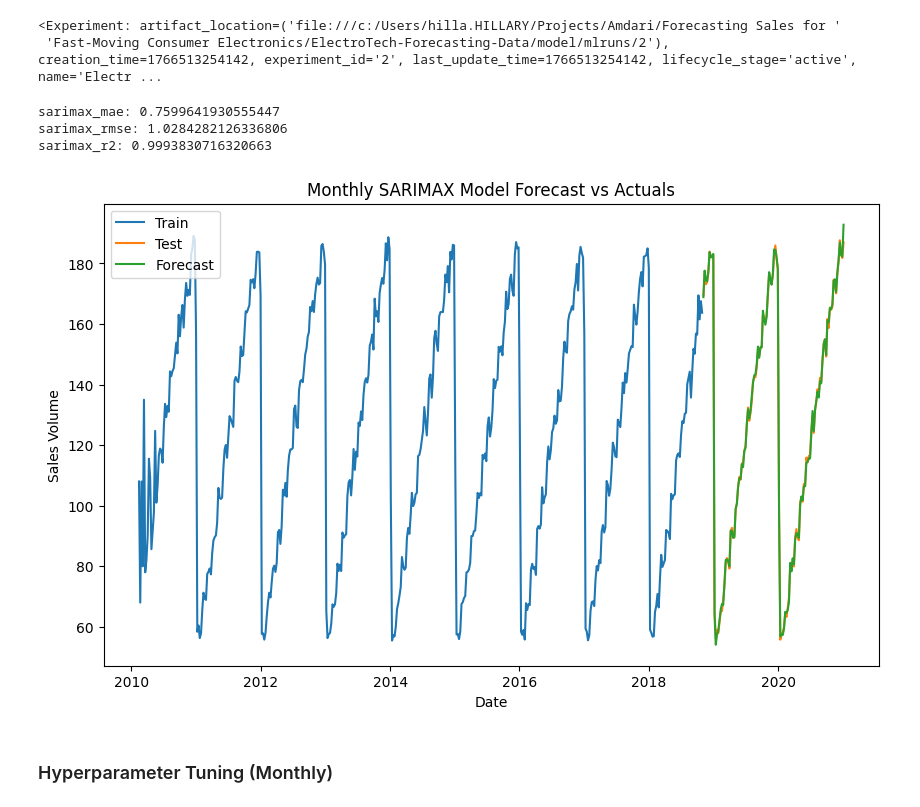
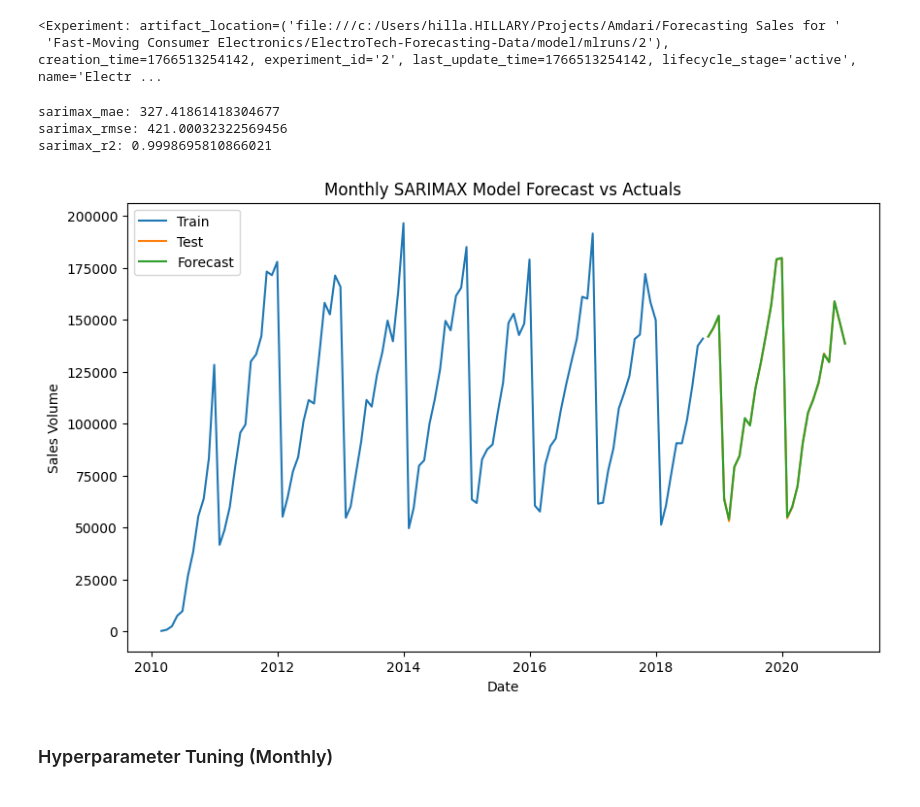
Before and after one commit to mongare70/ElectroTech-Forecasting-Data, a Jupyter notebook: model/model.ipynb, the cells around one changed output. Cells and saved outputs as stored; diff of their text form; code cells hidden in the pictures.

```diff
--- a/model/model.ipynb
+++ b/model/model.ipynb
@@ -113,0 +111,11 @@ Index(['Product_ID', 'Price', 'Market_Trend_Index',
+# %%
+cols_to_drop = [
+    c for c in data.columns
+    if any(x in c for x in [
+        "Consumer_Confidence_Index",
+        "Competitor_Activity_Score",
+        "Market_Trend_Index"
+    ])
+]
+
+data = data.drop(columns=cols_to_drop)
@@ -161,8 +176,8 @@ with mlflow.start_run(run_name="Weekly SARIMAX model"):
     sarimax_model = SARIMAX(
         endog=y_train,
         exog=X_train,
-        order=(1, 1, 1),
-        seasonal_order=(2, 0, 0, 7),
+        order=(1, 0, 1),
+        seasonal_order=(2, 0, 0, 52),
     ).fit(disp=False)
 
     sarimax_forecast = sarimax_model.forecast(steps=len(y_test), exog=X_test)
@@ -174,8 +189,8 @@ with mlflow.start_run(run_name="Weekly SARIMAX model"):
     print("sarimax_rmse:", sarimax_rmse)
     print("sarimax_r2:", sarimax_r2)
 
-    mlflow.log_param("order", (1, 1, 1))
-    mlflow.log_param("seasonal_order", (2, 0, 0, 7))
+    mlflow.log_param("order", (1, 0, 1))
+    mlflow.log_param("seasonal_order", (2, 0, 0, 52))
     mlflow.log_param("exog_features", exog_features)
 
     mlflow.log_metric("MAE", sarimax_mae)
@@ -327,34 +335,32 @@ print(train_size)
 # %% [output]
 92298
 # %%
-top_features = mi_df['Feature'].head(20).to_list()
+top_features = mi_df['Feature'].tail(7).to_list()
 
 data = pd.get_dummies(data, columns=['Category'], drop_first=False)
 data = pd.get_dummies(data, columns=['Season'], drop_first=False)
-data = pd.get_dummies(data, columns=['Product_Specification_2'], drop_first=False)
 
 bool_cols = data.select_dtypes(include=['bool']).columns
 data[bool_cols] = data[bool_cols].astype(int)
 
 category_cols = [col for col in data.columns if col.startswith('Category_')]
 season_cols = [col for col in data.columns if col.startswith('Season_')]
-product_specification_2_cols = [col for col in data.columns if col.startswith('Product_Specification_2_')]
 
 
-exog_features = top_features + category_cols + season_cols + product_specification_2_cols
+exog_features = top_features + category_cols + season_cols
 
 data = data.set_index('Date')
 
-weekly_target = data['Sales_Volume'].resample('W').mean()
-weekly_exog = data[exog_features].resample('W').mean()
+monthly_target = data['Sales_Volume'].resample('M').sum()
+monthly_exog = data[exog_features].resample('M').sum()
 
-train_size = int(len(weekly_target) * 0.8)
+train_size = int(len(monthly_target) * 0.8)
 
-X_train = weekly_exog.iloc[:train_size]
-y_train = weekly_target.iloc[:train_size]
+X_train = monthly_exog.iloc[:train_size]
+y_train = monthly_target.iloc[:train_size]
 
-X_test = weekly_exog.iloc[train_size:]
-y_test = weekly_target.iloc[train_size:]
+X_test = monthly_exog.iloc[train_size:]
+y_test = monthly_target.iloc[train_size:]
 # %%
 print(len(X_train), len(y_train), len(X_test), len(y_test))
 # %% [output]
@@ -372,8 +378,8 @@ with mlflow.start_run(run_name="Monthly SARIMAX model"):
         endog=y_train,
         exog=X_train,
         order=(2, 0, 1),
-        seasonal_order=(0, 0, 1
-        , 4),
+        seasonal_order=(1, 0, 1
+        , 12),
     ).fit(disp=False)
 
     sarimax_forecast = sarimax_model.forecast(steps=len(y_test), exog=X_test)
@@ -384,38 +390,38 @@ with mlflow.start_run(run_name="Monthly SARIMAX model"):
     print("sarimax_mae:", sarimax_mae)
     print("sarimax_rmse:", sarimax_rmse)
     print("sarimax_r2:", sarimax_r2)
 
 
     mlflow.log_param("order", (2, 0, 1))
-    mlflow.log_param("seasonal_order", (0, 0, 1, 4))
+    mlflow.log_param("seasonal_order", (1, 0, 1, 12))
     mlflow.log_param("exog_features", exog_features)
 
     mlflow.log_metric("MAE", sarimax_mae)
     mlflow.log_metric("RMSE", sarimax_rmse)
     mlflow.log_metric("R2", sarimax_r2)
 
     with open("monthly_sarimax_model.pkl", 'wb') as f:
         pickle.dump(sarimax_model, f)
 
     mlflow.log_artifact("monthly_sarimax_model.pkl")
 
     plt.figure(figsize=(10, 6))
     plt.plot(y_train.index, y_train, label="Train") # train
     plt.plot(y_test.index, y_test, label="Test") # test
     plt.plot(y_test.index, sarimax_forecast, label="Forecast") # forecast
     plt.legend()
     plt.title("Monthly SARIMAX Model Forecast vs Actuals")
     plt.xlabel("Date")
     plt.ylabel("Sales Volume")
     plt.savefig("monthly_sales_volume_sarimax_forecast.png")
 
     mlflow.log_artifact("monthly_sales_volume_sarimax_forecast.png")
     plt.show()
 # %% [output]
-sarimax_mae: 0.7599641930555447
-sarimax_rmse: 1.0284282126336806
-sarimax_r2: 0.9993830716320663
+sarimax_mae: 327.41861418304677
+sarimax_rmse: 421.00032322569456
+sarimax_r2: 0.9998695810866021
-[figure, old version]
+[figure, new version]
 # %% [markdown]
 ### Hyperparameter Tuning (Monthly)
 # %%
```
Also changed, not shown: parts of 31 cells of this notebook, 15 other files.
